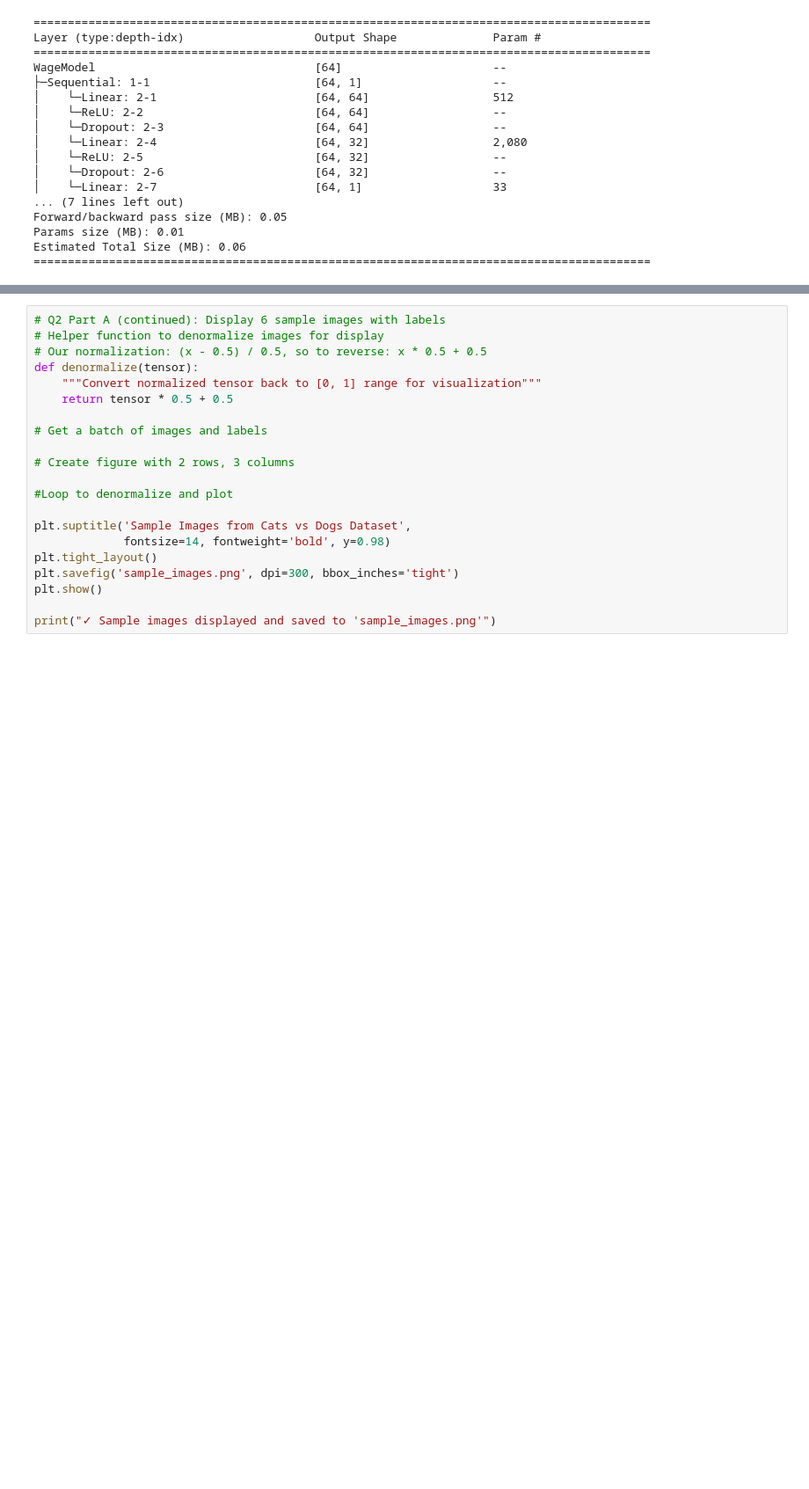
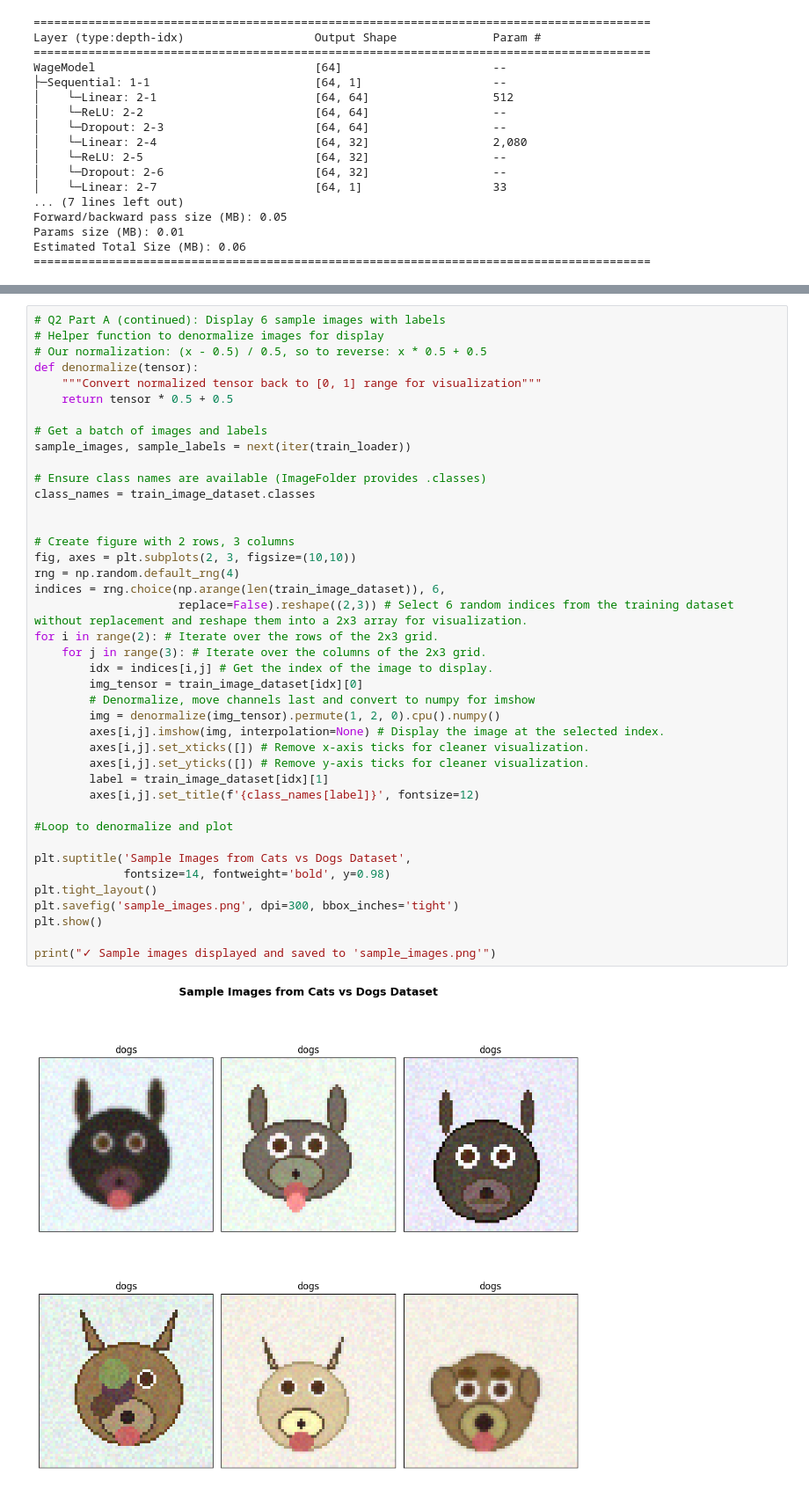
Before and after one commit to Owenneal1/2025AAE722_OwenHirsch, a Jupyter notebook: lab 10/Lab 10 OH.ipynb, the cells around one changed output, grey strips where cells are left out. Shown at 88% size. Saved outputs shown, nothing was run; the diff lists cells and outputs as text; blank space fills up the shorter version.

```diff
--- a/lab 10/Lab 10 OH.ipynb
+++ b/lab 10/Lab 10 OH.ipynb
@@ -388,21 +400,43 @@ FileNotFoundError: [WinError 3] The system cannot find the path specified: 'cats
 # %%
 # Q2 Part A (continued): Display 6 sample images with labels
 # Helper function to denormalize images for display
 # Our normalization: (x - 0.5) / 0.5, so to reverse: x * 0.5 + 0.5
 def denormalize(tensor):
     """Convert normalized tensor back to [0, 1] range for visualization"""
     return tensor * 0.5 + 0.5
 
 # Get a batch of images and labels
+sample_images, sample_labels = next(iter(train_loader))
+
+# Ensure class names are available (ImageFolder provides .classes)
+class_names = train_image_dataset.classes
+
 
 # Create figure with 2 rows, 3 columns
+fig, axes = plt.subplots(2, 3, figsize=(10,10))
+rng = np.random.default_rng(4)
+indices = rng.choice(np.arange(len(train_image_dataset)), 6,
+                     replace=False).reshape((2,3)) # Select 6 random indices from the training dataset without replacement and reshape them into a 2x3 array for visualization.
+for i in range(2): # Iterate over the rows of the 2x3 grid.
+    for j in range(3): # Iterate over the columns of the 2x3 grid.
+        idx = indices[i,j] # Get the index of the image to display.
+        img_tensor = train_image_dataset[idx][0]
+        # Denormalize, move channels last and convert to numpy for imshow
+        img = denormalize(img_tensor).permute(1, 2, 0).cpu().numpy()
+        axes[i,j].imshow(img, interpolation=None) # Display the image at the selected index.
+        axes[i,j].set_xticks([]) # Remove x-axis ticks for cleaner visualization.
+        axes[i,j].set_yticks([]) # Remove y-axis ticks for cleaner visualization.
+        label = train_image_dataset[idx][1]
+        axes[i,j].set_title(f'{class_names[label]}', fontsize=12)
 
 #Loop to denormalize and plot
 
 plt.suptitle('Sample Images from Cats vs Dogs Dataset',
              fontsize=14, fontweight='bold', y=0.98)
 plt.tight_layout()
 plt.savefig('sample_images.png', dpi=300, bbox_inches='tight')
 plt.show()
 
 print("✓ Sample images displayed and saved to 'sample_images.png'")
+# %% [output]
+[figure, added]
```
Also changed, not shown: parts of 10 cells of this notebook, 2 other files.
